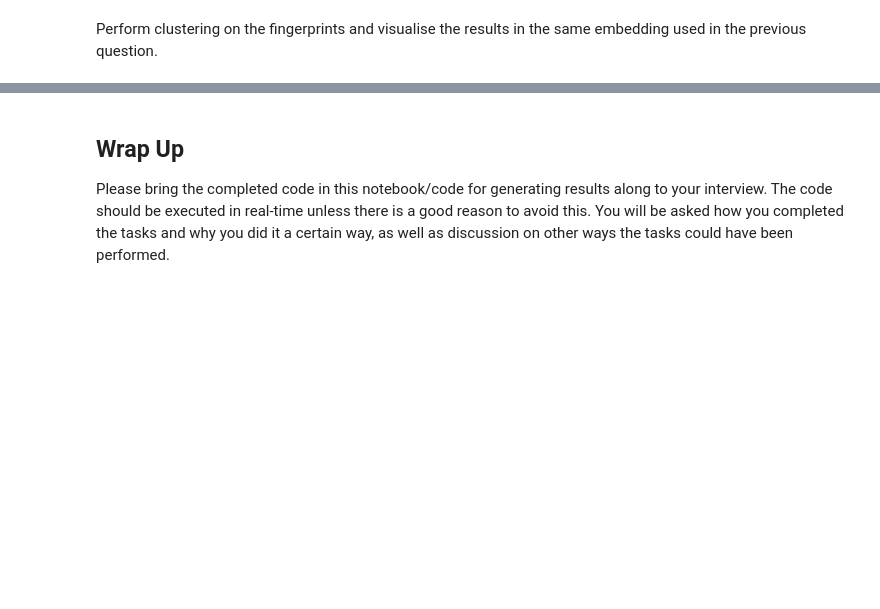
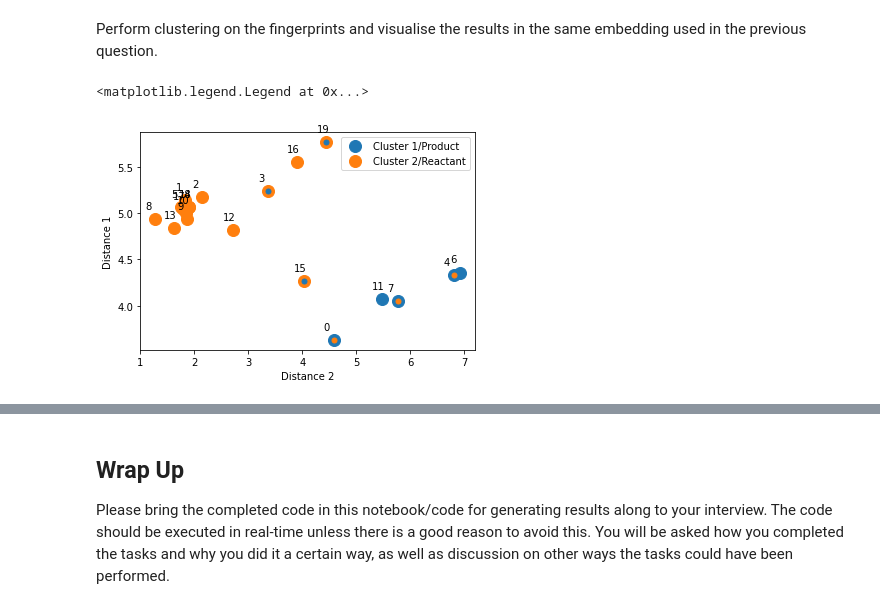
Before and after one commit to adhardy/Deepmatter-Interview, a Jupyter notebook: notebook/ds_nb_1.ipynb, the cells around one changed output, grey strips where cells are left out. Cells and saved outputs as stored; diff of their text form; code cells hidden in the pictures; blank space fills up the shorter version.

```diff
--- a/notebook/ds_nb_1.ipynb
+++ b/notebook/ds_nb_1.ipynb
@@ -184,22 +240,25 @@ in the previous question.
 # %%
 from sklearn.cluster import KMeans
 
 # === kmeans clustering ===
 n_clusters = 2 # reactants and products
 kmeans = KMeans(n_clusters=n_clusters, random_state=0)
 fingerprints_kmean = kmeans.fit_transform(fingerprints)
 
 # === Convert to Dataframe ===
-columns = ["Distance C1","Distance C2"]
-df_fingerprints_kmean = pd.DataFrame(fingerprints_kmean, columns=columns)
-df_fingerprints_kmean["molecule_type"] = [mol.mol_type for mol in molecules]
-df_fingerprints_kmean["cluster"] = kmeans.predict(fingerprints)+1 # cluster the molecule belongs to
+column_names = dr.generate_column_names("Distance ", n_clusters)
+cluster_labels = kmeans.predict(fingerprints)+1 # cluster the molecule belongs to
+df_fingerprints_kmean = dr.reduced_dimensions_to_df(fingerprints_kmean, cluster_labels, column_names)
+df_fingerprints_kmean["molecule_type"] = true_labels
 
 # === Plot 2D Scatterplot ===
 fig_kmean, ax_kmean = plt.subplots()
-ax_kmean = dr.get_axes(df_fingerprints_kmean, ax_kmean, "cluster", marker="o", switch_xy=True) # predicted cluster
+ax_kmean = dr.get_axes(df_fingerprints_kmean, ax_kmean, marker="o", switch_xy=True) # predicted cluster
 ax_kmean = dr.get_axes(df_fingerprints_kmean, ax_kmean, "molecule_type", marker="o", markersize = 5, switch_xy=True, label_idx=False) # add the true labels, will appear as smaller markers within the predicted cluster marker
 ax_kmean.legend(["Cluster 1/Product", "Cluster 2/Reactant"])
+# %% [output]
+<matplotlib.legend.Legend at 0x...>
+[figure, added]
 # %%
 # === Plot SVD and k-means together ===
 
```
Also changed, not shown: parts of 10 cells of this notebook, 4 other files.
